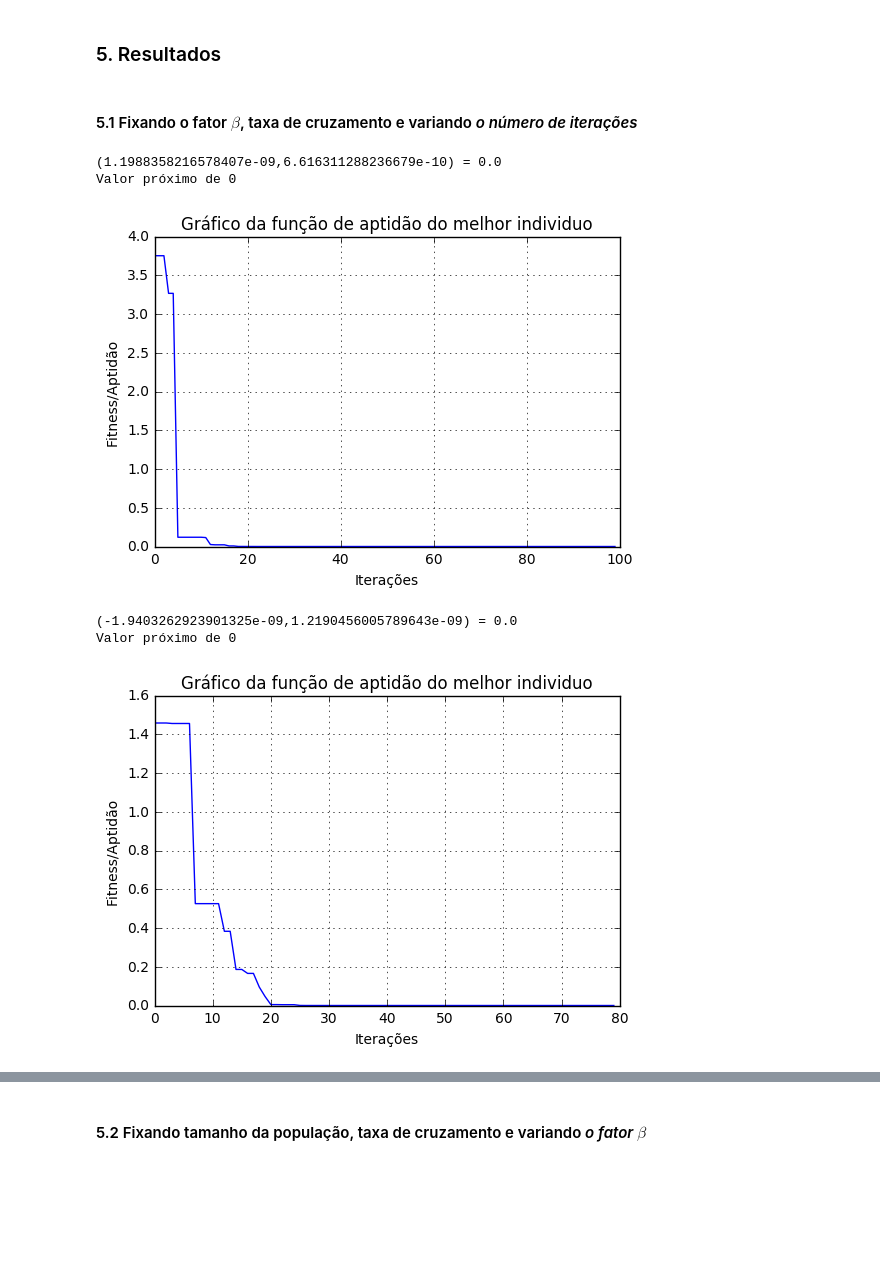
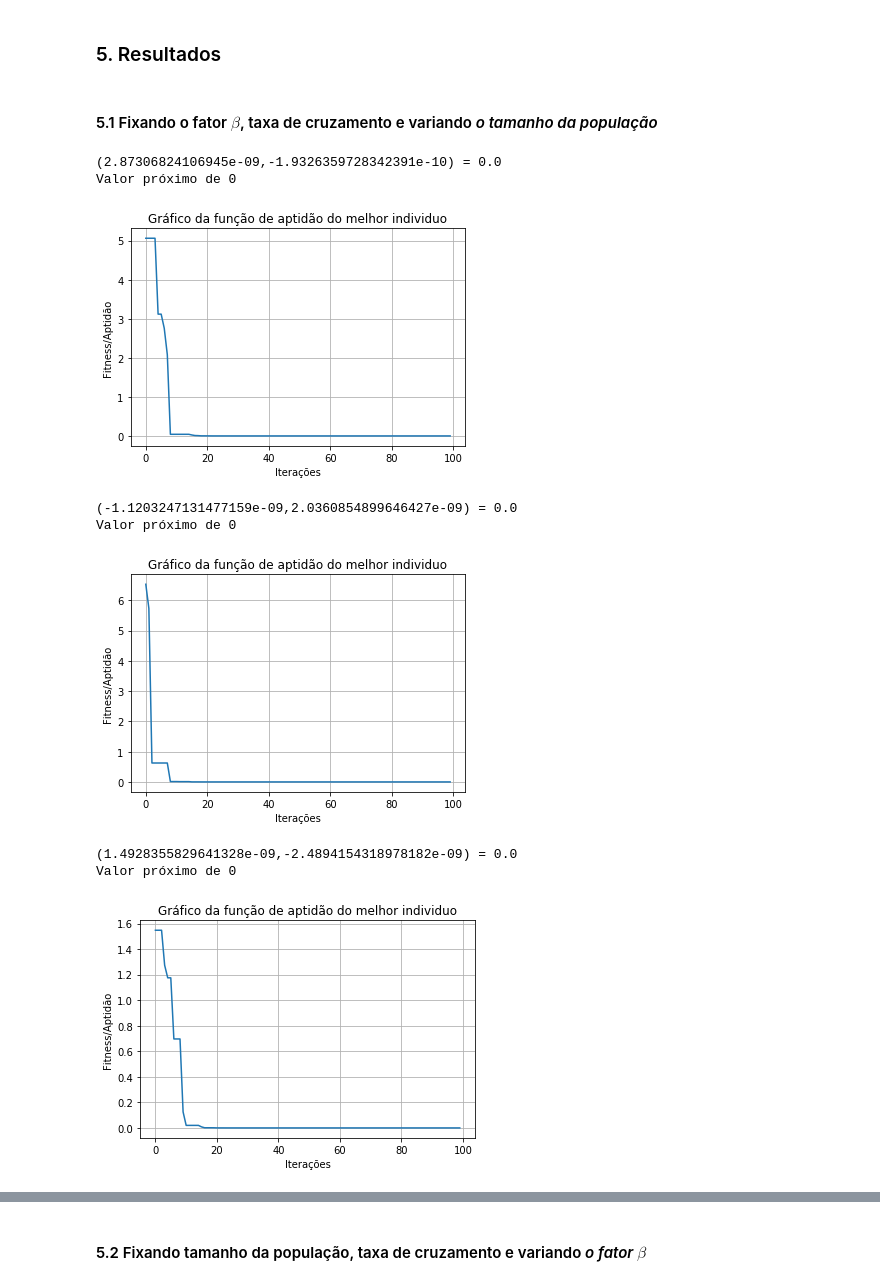
Before and after one commit to jvitorc17/topicosIA, a Jupyter notebook: evolucao-diferencial.ipynb, the cells around one changed output, grey strips where cells are left out. Drawn from its saved outputs; the diff is of its cells as text; code cells hidden in the pictures; blank space fills up the shorter version.

```diff
--- a/evolucao-diferencial.ipynb
+++ b/evolucao-diferencial.ipynb
@@ -188,21 +188,29 @@ def plotar(X):
 # %% [markdown]
 ### 5. Resultados
 # %% [markdown]
-#### 5.1 Fixando o fator $\beta$, taxa de cruzamento e variando <i>o número de iterações</i>
+#### 5.1 Fixando o fator $\beta$, taxa de cruzamento e variando <i>o tamanho da população</i>
 # %%
-teste1 = ED(popsize=50,iterations=100, beta=0.5, Cr=0.5)
+teste1 = ED(popsize=30,iterations=100, beta=0.5, Cr=0.5)
 plotParams = teste1.runDE()
 plotar(plotParams)
 # %% [output]
-(1.1988358216578407e-09,6.616311288236679e-10) = 0.0
+(2.87306824106945e-09,-1.9326359728342391e-10) = 0.0
 Valor próximo de 0
-[figure, old version]
+[figure, new version]
 # %%
-teste = ED(popsize=50,iterations=80, beta=0.5, Cr=0.5)
+teste = ED(popsize=50,iterations=100, beta=0.5, Cr=0.5)
 plotParams = teste.runDE()
 plotar(plotParams)
 # %% [output]
-(-1.9403262923901325e-09,1.2190456005789643e-09) = 0.0
+(-1.1203247131477159e-09,2.0360854899646427e-09) = 0.0
 Valor próximo de 0
-[figure, old version]
+[figure, new version]
+# %%
+teste = ED(popsize=80,iterations=100, beta=0.5, Cr=0.5)
+plotParams = teste.runDE()
+plotar(plotParams)
+# %% [output]
+(1.4928355829641328e-09,-2.4894154318978182e-09) = 0.0
+Valor próximo de 0
+[figure, added]
 # %%
```
Also changed, not shown: parts of 14 cells of this notebook, 1 other file.
